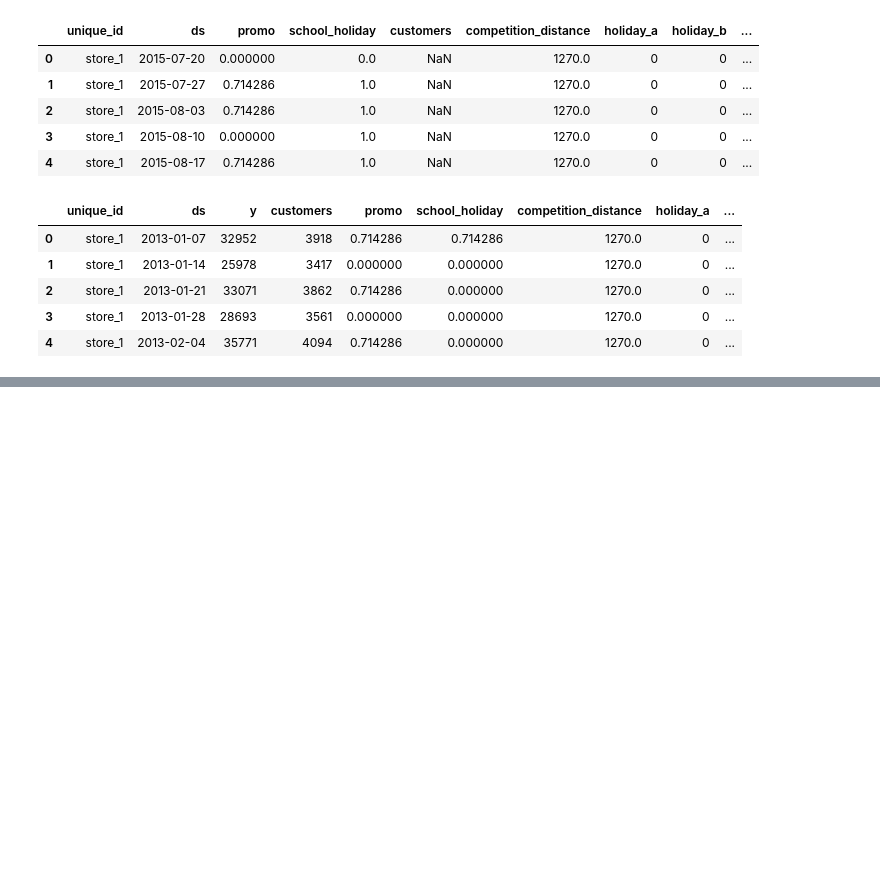
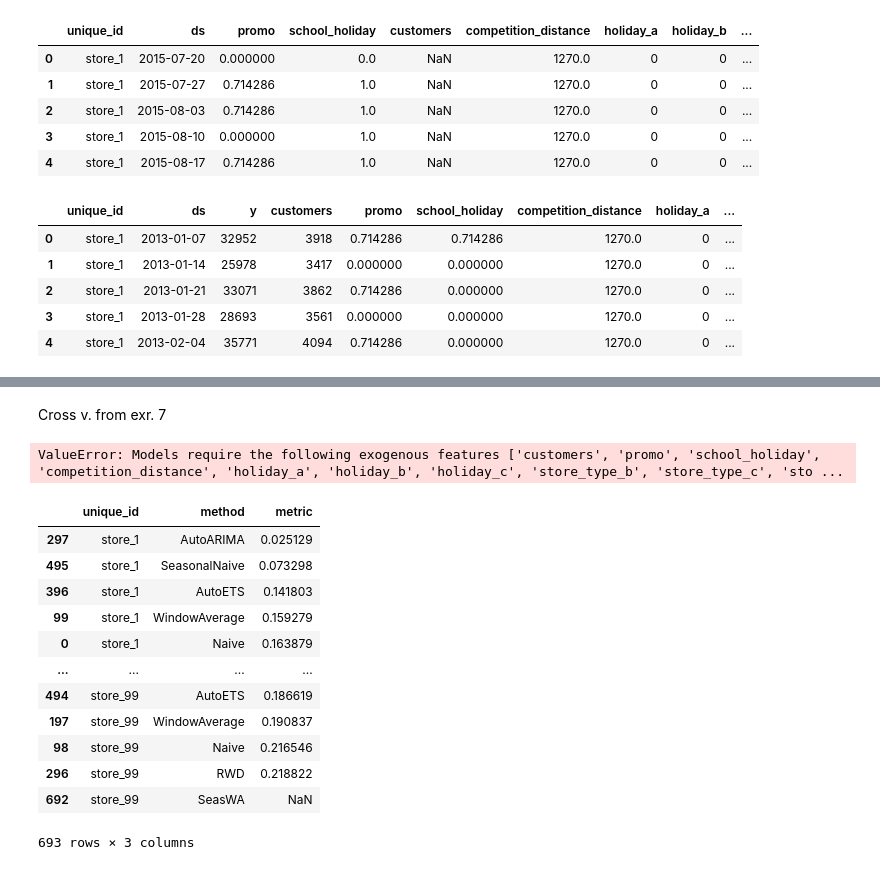
Before and after one commit to YL-6/BF-final, a Jupyter notebook: Sila.3.ipynb, the cells around one changed output, grey strips where cells are left out. Cells and saved outputs as stored; diff of their text form; code cells hidden in the pictures; blank space fills up the shorter version.

```diff
--- a/Sila.3.ipynb
+++ b/Sila.3.ipynb
@@ -140,0 +159,10 @@ df.head()
+# %% [markdown]
+Cross v.  from exr. 7
+# %%
+# Create cross-validation and forecast into the future
+models = [Naive(), WindowAverage(window_size=12), RandomWalkWithDrift(), AutoARIMA(season_length=52), AutoETS(season_length=52), SeasonalNaive(season_length=52), SeasonalWindowAverage(season_length=52, window_size=12)]
+sf = StatsForecast(models=models, freq='W')
+cv_df = sf.cross_validation(df=df, step_size=4, n_windows=5, h=8)
+fc_df = sf.forecast(df=df, h=8, X_df=df2)
+# %% [output]
+ValueError: Models require the following exogenous features ['customers', 'promo', 'school_holiday', 'competition_distance', 'holiday_a', 'holiday_b', 'holiday_c', 'store_type_b', 'store_type_c', 'sto ...
@@ -140,0 +180,16 @@ df.head()
+# %%
+metrics
+# %% [output]
+|  | unique_id | method | metric |
+| 297 | store_1 | AutoARIMA | 0.025129 |
+| 495 | store_1 | SeasonalNaive | 0.073298 |
+| 396 | store_1 | AutoETS | 0.141803 |
+| 99 | store_1 | WindowAverage | 0.159279 |
+| 0 | store_1 | Naive | 0.163879 |
+| ... | ... | ... | ... |
+| 494 | store_99 | AutoETS | 0.186619 |
+| 197 | store_99 | WindowAverage | 0.190837 |
+| 98 | store_99 | Naive | 0.216546 |
+| 296 | store_99 | RWD | 0.218822 |
+| 692 | store_99 | SeasWA | NaN |
+693 rows × 3 columns
```
Also changed, not shown: parts of 17 cells of this notebook.
